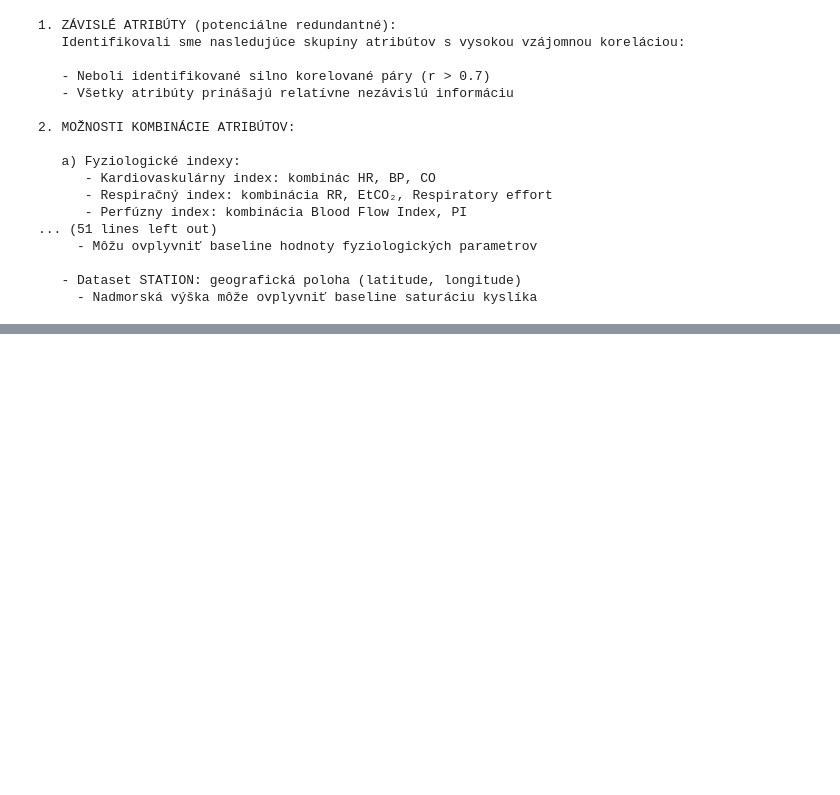
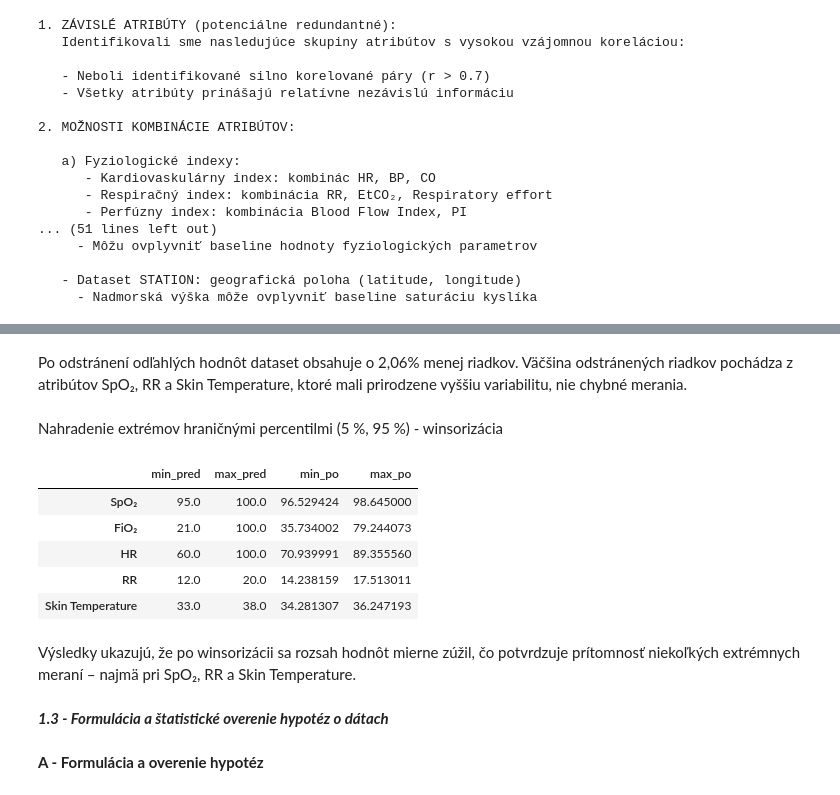
Before and after one commit to MarekPenzes/IAU_Projekt, a Jupyter notebook: IAU_phase1_penzes_petrik.ipynb, the cells around one changed output, grey strips where cells are left out. Drawn from its saved outputs; the diff is of its cells as text; code cells hidden in the pictures; blank space fills up the shorter version.

```diff
--- a/IAU_phase1_penzes_petrik.ipynb
+++ b/IAU_phase1_penzes_petrik.ipynb
@@ -1399,0 +1651,42 @@ print("""
+# %% [markdown]
+Po odstránení odľahlých hodnôt dataset obsahuje o 2,06% menej riadkov.
+Väčšina odstránených riadkov pochádza z atribútov SpO₂, RR a Skin Temperature,
+ktoré mali prirodzene vyššiu variabilitu, nie chybné merania.
+# %% [markdown]
+Nahradenie extrémov hraničnými percentilmi (5 %, 95 %) - winsorizácia
+# %%
+# Winsorizácia len pre vybrané atribúty
+wins_cols = ['SpO₂', 'FiO₂', 'HR', 'RR', 'Skin Temperature']
+
+def winsorize(series, low=0.05, high=0.95):
+    q_low, q_high = series.quantile([low, high])
+    return series.clip(lower=q_low, upper=q_high)
+
+df_wins = df_observation.copy()
+
+for col in wins_cols:
+    df_wins[col] = winsorize(df_wins[col])
+
+# Porovnanie rozsahov pred a po winsorizácii
+compare = pd.DataFrame({
+    'min_pred': df_observation[wins_cols].min(),
+    'max_pred': df_observation[wins_cols].max(),
+    'min_po': df_wins[wins_cols].min(),
+    'max_po': df_wins[wins_cols].max()
+})
+
+display(compare)
+# %% [output]
+|  | min_pred | max_pred | min_po | max_po |
+| SpO₂ | 95.0 | 100.0 | 96.529424 | 98.645000 |
+| FiO₂ | 21.0 | 100.0 | 35.734002 | 79.244073 |
+| HR | 60.0 | 100.0 | 70.939991 | 89.355560 |
+| RR | 12.0 | 20.0 | 14.238159 | 17.513011 |
+| Skin Temperature | 33.0 | 38.0 | 34.281307 | 36.247193 |
+# %% [markdown]
+Výsledky ukazujú, že po winsorizácii sa rozsah hodnôt mierne zúžil,
+čo potvrdzuje prítomnosť niekoľkých extrémnych meraní – najmä pri SpO₂, RR a Skin Temperature.
+# %% [markdown]
+***1.3 - Formulácia a štatistické overenie hypotéz o dátach***
+# %% [markdown]
+**A - Formulácia a overenie hypotéz**
```
Also changed, not shown: parts of 56 cells of this notebook.
